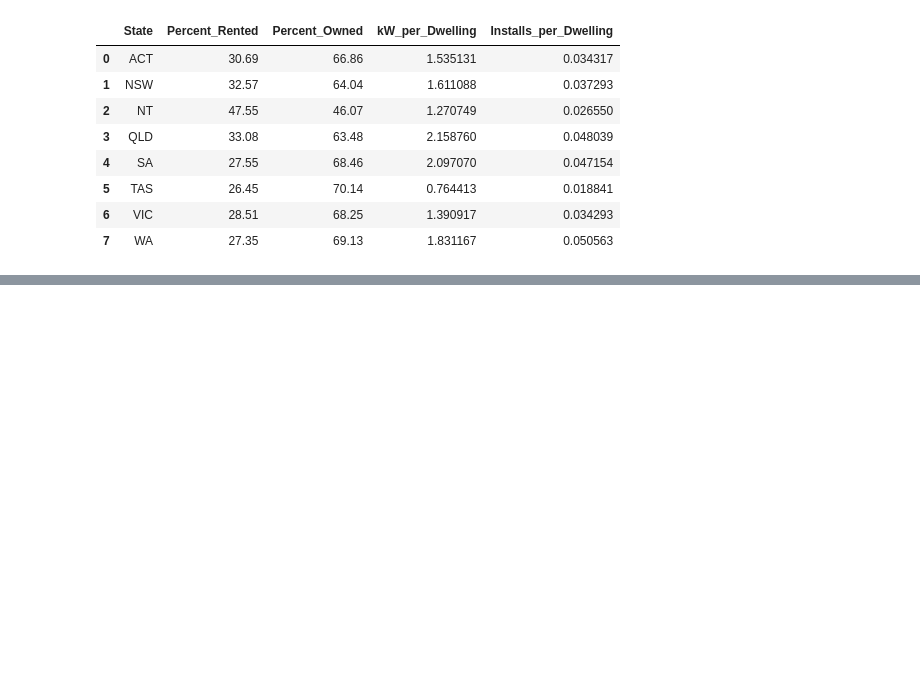
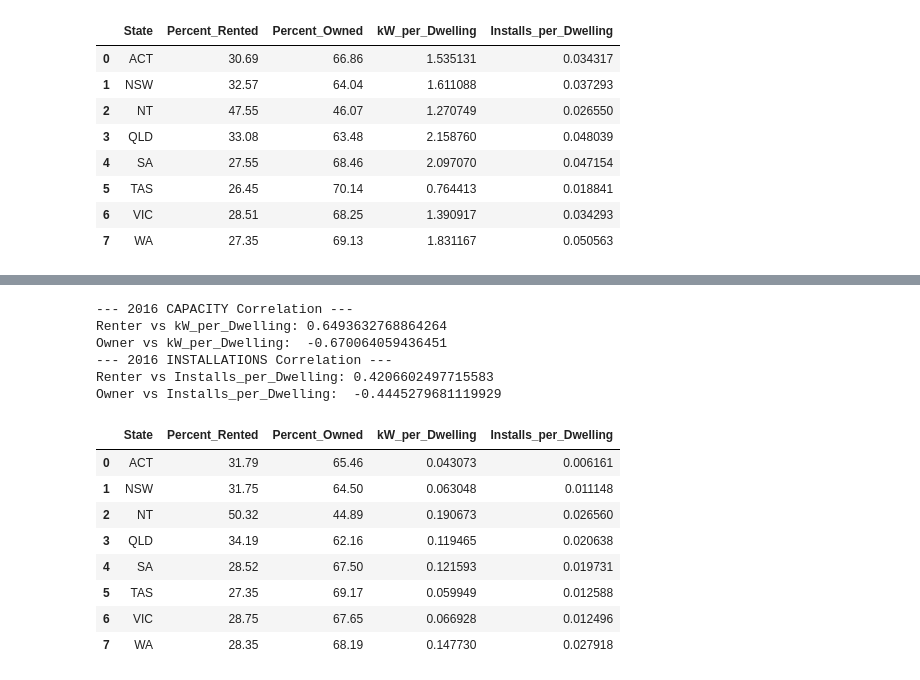
Before and after one commit to quantwothree/solar-energy-adoption-au, a Jupyter notebook: ARENA.ipynb, the cells around one changed output, grey strips where cells are left out. Saved outputs shown, nothing was run; the diff lists cells and outputs as text; code cells hidden in the pictures; blank space fills up the shorter version.

```diff
--- a/ARENA.ipynb
+++ b/ARENA.ipynb
@@ -1094,0 +1099,57 @@ Owner correlation:  0.2715488562163718
+# %%
+# isolate the 2016 columns for both datasets
+capacity_cols_16 = [col for col in df_capacity_states.columns if '2016' in col and 'Output' in col]
+install_cols_16 = [col for col in df_installations_states.columns if '2016' in col and 'Installation Quantity' in col]
+
+# sum 12 months to create 2016 annual totals
+df_capacity_states['Total_Capacity_2016'] = df_capacity_states[capacity_cols_16].sum(axis=1)
+df_installations_states['Total_Installations_2016'] = df_installations_states[install_cols_16].sum(axis=1)
+
+# create clean subsets and rename columns
+df_capacity_sub_16 = df_capacity_states[['state', 'Total_Capacity_2016']].copy()
+df_capacity_sub_16 = df_capacity_sub_16.rename(columns={'state': 'State'})
+
+df_install_sub_16 = df_installations_states[['state', 'Total_Installations_2016']].copy()
+df_install_sub_16 = df_install_sub_16.rename(columns={'state': 'State'})
+
+# merge all three 2016 datasets together
+df_hypothesis_16 = pd.merge(df_capacity_sub_16, df_census_16_cleaned, on='State', how='inner')
+df_hypothesis_16 = pd.merge(df_hypothesis_16, df_install_sub_16, on='State', how='inner')
+
+# normalization
+df_hypothesis_16['kW_per_Dwelling'] = df_hypothesis_16['Total_Capacity_2016'] / df_hypothesis_16['Total_Total']
+df_hypothesis_16['Installs_per_Dwelling'] = df_hypothesis_16['Total_Installations_2016'] / df_hypothesis_16['Total_Total']
+
+# test correlations for Capacity
+capacity_renter_corr_16 = df_hypothesis_16['Percent_Rented'].corr(df_hypothesis_16['kW_per_Dwelling'])
+capacity_owner_corr_16 = df_hypothesis_16['Percent_Owned'].corr(df_hypothesis_16['kW_per_Dwelling'])
+
+# test correlations for Installations
+installs_renter_corr_16 = df_hypothesis_16['Percent_Rented'].corr(df_hypothesis_16['Installs_per_Dwelling'])
+installs_owner_corr_16 = df_hypothesis_16['Percent_Owned'].corr(df_hypothesis_16['Installs_per_Dwelling'])
+
+print(f"--- 2016 CAPACITY Correlation ---")
+print(f"Renter vs kW_per_Dwelling: {capacity_renter_corr_16}")
+print(f"Owner vs kW_per_Dwelling:  {capacity_owner_corr_16}")
+
+print(f"--- 2016 INSTALLATIONS Correlation ---")
+print(f"Renter vs Installs_per_Dwelling: {installs_renter_corr_16}")
+print(f"Owner vs Installs_per_Dwelling:  {installs_owner_corr_16}")
+
+display(df_hypothesis_16[['State', 'Percent_Rented', 'Percent_Owned', 'kW_per_Dwelling', 'Installs_per_Dwelling']])
+# %% [output]
+--- 2016 CAPACITY Correlation ---
+Renter vs kW_per_Dwelling: 0.6493632768864264
+Owner vs kW_per_Dwelling:  -0.670064059436451
+--- 2016 INSTALLATIONS Correlation ---
+Renter vs Installs_per_Dwelling: 0.4206602497715583
+Owner vs Installs_per_Dwelling:  -0.4445279681119929
+|  | State | Percent_Rented | Percent_Owned | kW_per_Dwelling | Installs_per_Dwelling |
+| 0 | ACT | 31.79 | 65.46 | 0.043073 | 0.006161 |
+| 1 | NSW | 31.75 | 64.50 | 0.063048 | 0.011148 |
+| 2 | NT | 50.32 | 44.89 | 0.190673 | 0.026560 |
+| 3 | QLD | 34.19 | 62.16 | 0.119465 | 0.020638 |
+| 4 | SA | 28.52 | 67.50 | 0.121593 | 0.019731 |
+| 5 | TAS | 27.35 | 69.17 | 0.059949 | 0.012588 |
+| 6 | VIC | 28.75 | 67.65 | 0.066928 | 0.012496 |
+| 7 | WA | 28.35 | 68.19 | 0.147730 | 0.027918 |
```
Also changed, not shown: parts of 5 cells of this notebook.
